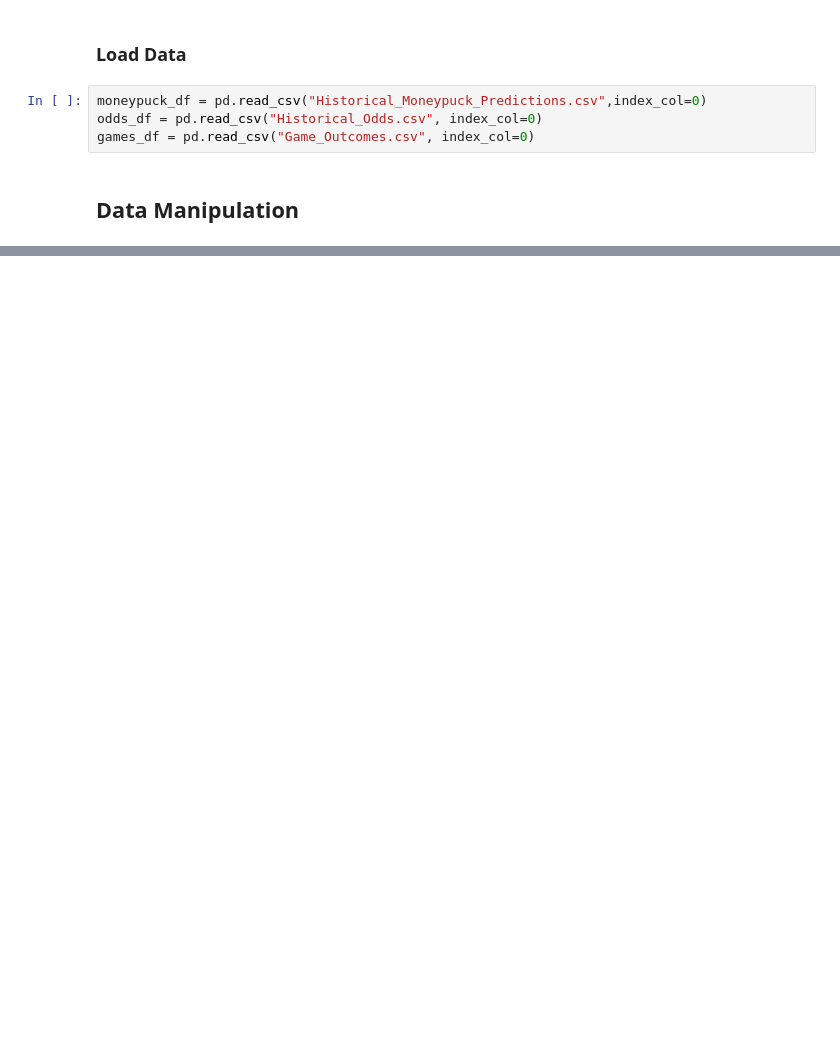
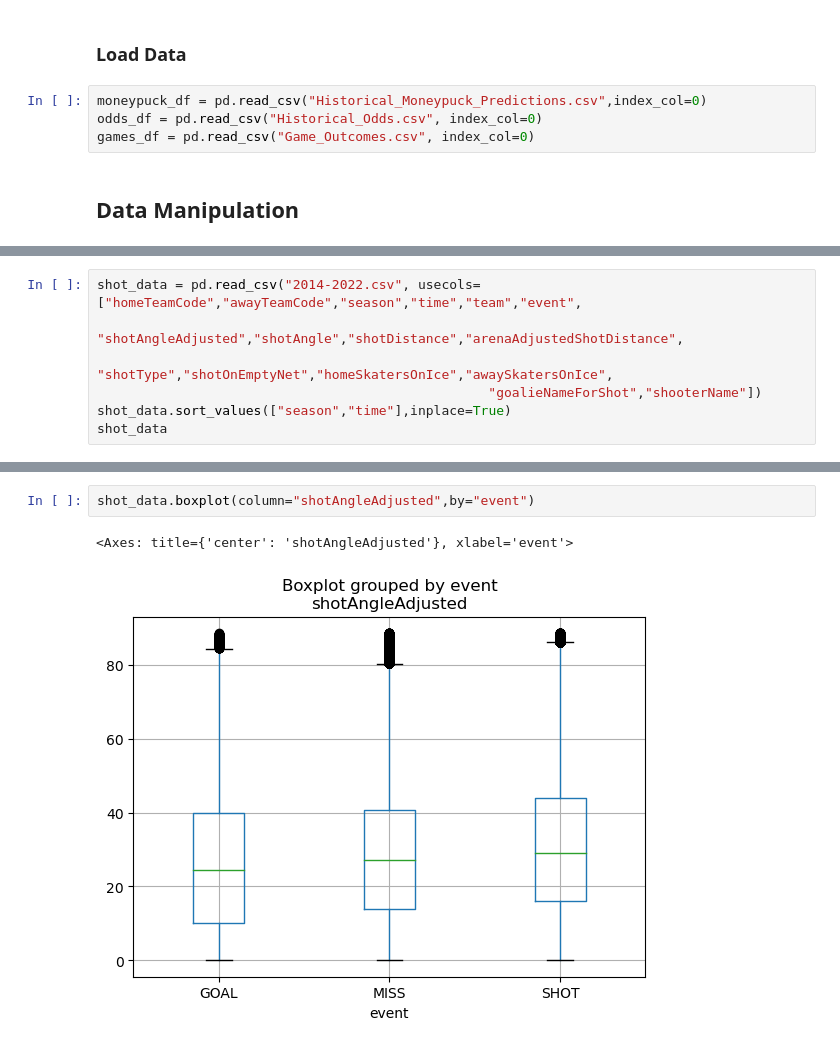
Before and after one commit to traskcon/NHL-Predictions, a Jupyter notebook: NHL-EDGE-Predictions.ipynb, the cells around one changed output, grey strips where cells are left out. Drawn from its saved outputs; the diff is of its cells as text; blank space fills up the shorter version.

```diff
--- a/NHL-EDGE-Predictions.ipynb
+++ b/NHL-EDGE-Predictions.ipynb
@@ -275,0 +325,7 @@ fig.show()
+# %%
+shot_data = pd.read_csv("2014-2022.csv", usecols=["homeTeamCode","awayTeamCode","season","time","team","event",
+                                                  "shotAngleAdjusted","shotAngle","shotDistance","arenaAdjustedShotDistance",
+                                                  "shotType","shotOnEmptyNet","homeSkatersOnIce","awaySkatersOnIce",
+                                                  "goalieNameForShot","shooterName"])
+shot_data.sort_values(["season","time"],inplace=True)
+shot_data
@@ -275,0 +346,5 @@ fig.show()
+# %%
+shot_data.boxplot(column="shotAngleAdjusted",by="event")
+# %% [output]
+<Axes: title={'center': 'shotAngleAdjusted'}, xlabel='event'>
+[figure, added]
```
Also changed, not shown: parts of 21 cells of this notebook.
